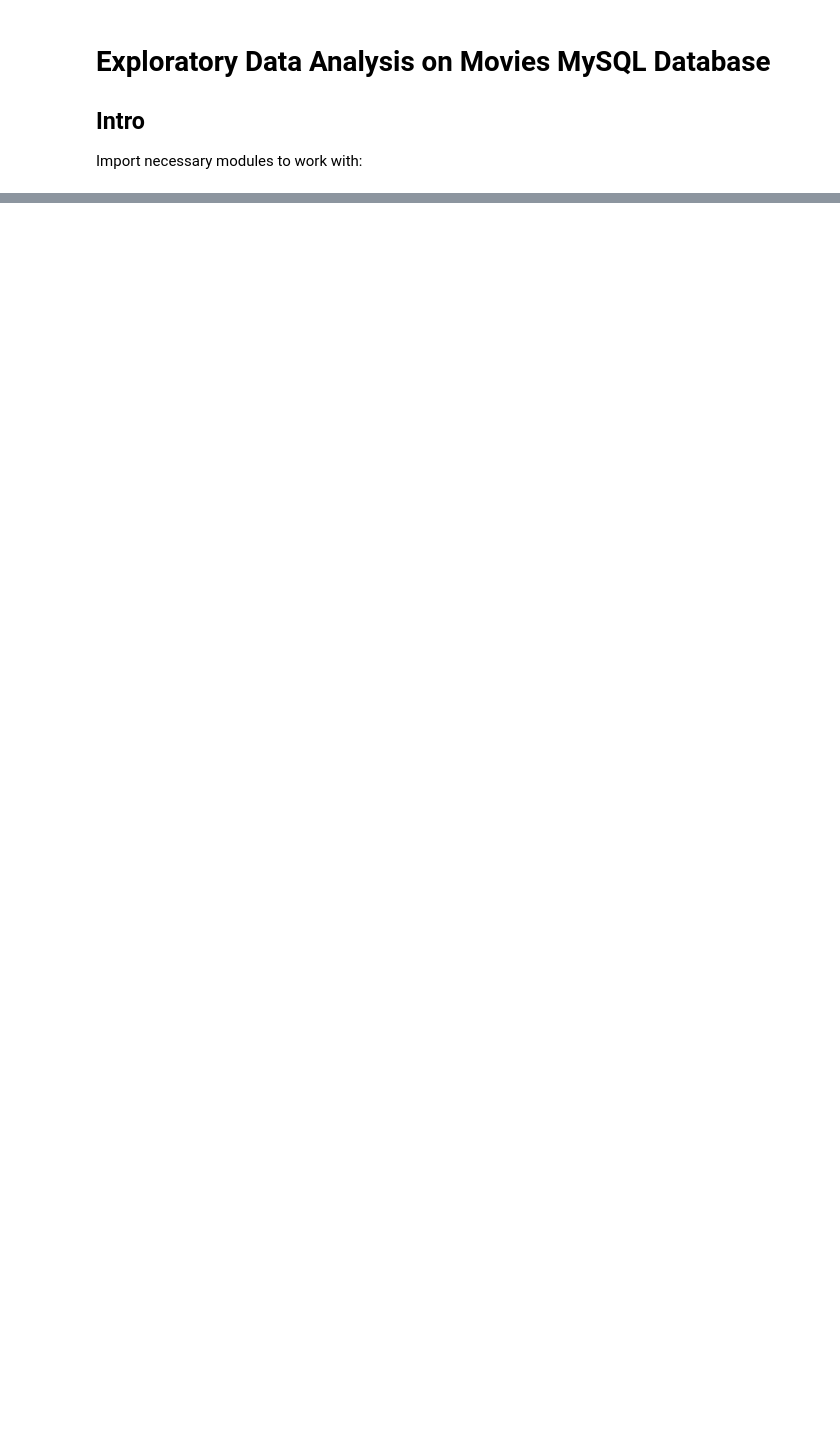
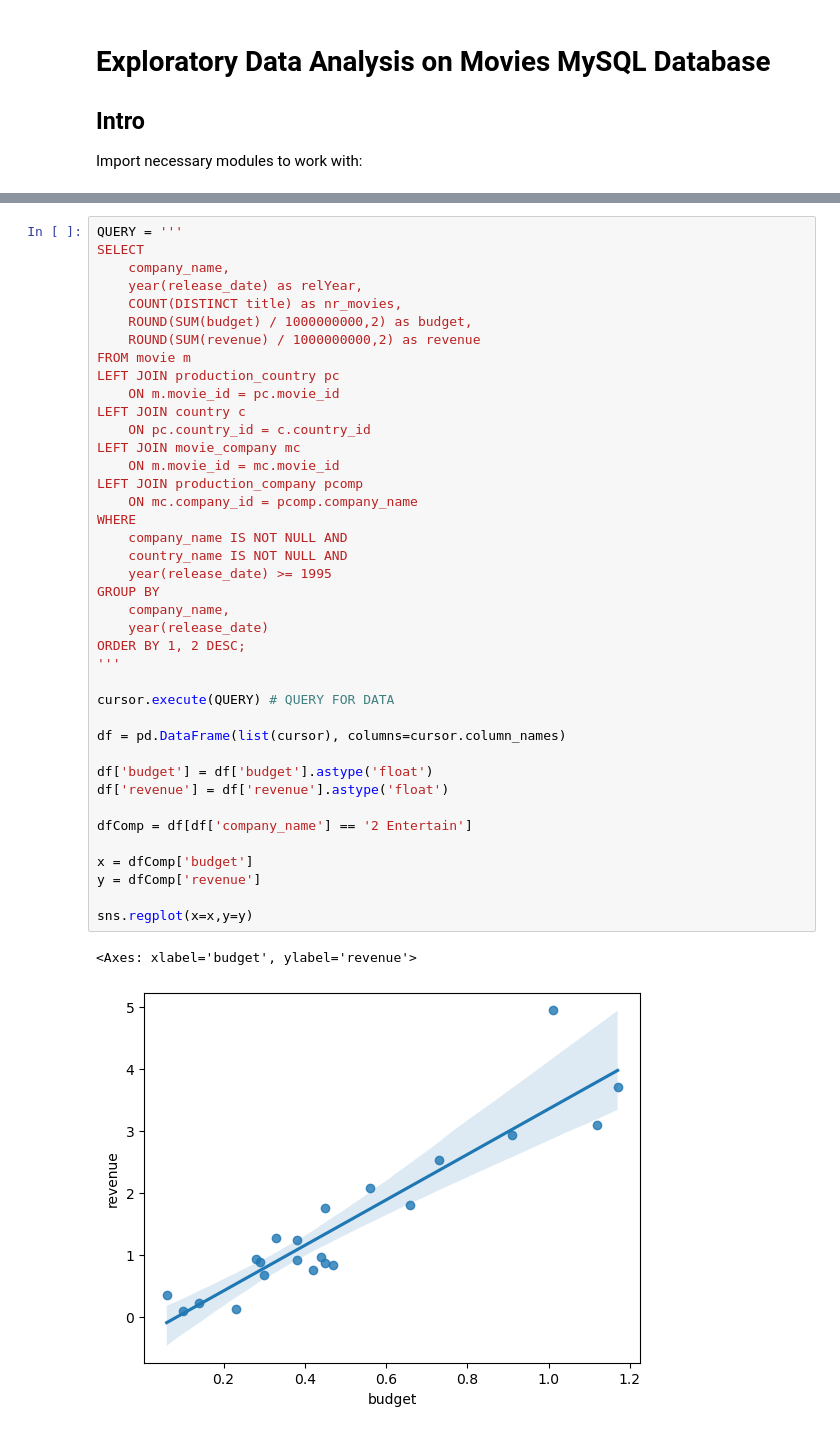
Before and after one commit to RazvanCretu/Exploratory-DA, a Jupyter notebook: test.ipynb, the cells around one changed output, grey strips where cells are left out. Saved outputs shown, nothing was run; the diff lists cells and outputs as text; blank space fills up the shorter version.

```diff
--- a/test.ipynb
+++ b/test.ipynb
@@ -102,0 +101,43 @@ df
+# %%
+QUERY = '''
+SELECT
+	company_name,
+    year(release_date) as relYear,
+    COUNT(DISTINCT title) as nr_movies,
+    ROUND(SUM(budget) / 1000000000,2) as budget,
+    ROUND(SUM(revenue) / 1000000000,2) as revenue
+FROM movie m
+LEFT JOIN production_country pc
+    ON m.movie_id = pc.movie_id
+LEFT JOIN country c
+    ON pc.country_id = c.country_id
+LEFT JOIN movie_company mc
+    ON m.movie_id = mc.movie_id
+LEFT JOIN production_company pcomp
+    ON mc.company_id = pcomp.company_name
+WHERE
+	company_name IS NOT NULL AND
+	country_name IS NOT NULL AND
+    year(release_date) >= 1995
+GROUP BY
+	company_name,
+    year(release_date)
+ORDER BY 1, 2 DESC;
+'''
+
+cursor.execute(QUERY) # QUERY FOR DATA
+
+df = pd.DataFrame(list(cursor), columns=cursor.column_names)
+
+df['budget'] = df['budget'].astype('float')
+df['revenue'] = df['revenue'].astype('float')
+
+dfComp = df[df['company_name'] == '2 Entertain']
+
+x = dfComp['budget']
+y = dfComp['revenue']
+
+sns.regplot(x=x,y=y)
+# %% [output]
+<Axes: xlabel='budget', ylabel='revenue'>
+[figure, added]
```
Also changed, not shown: parts of 8 cells of this notebook.
